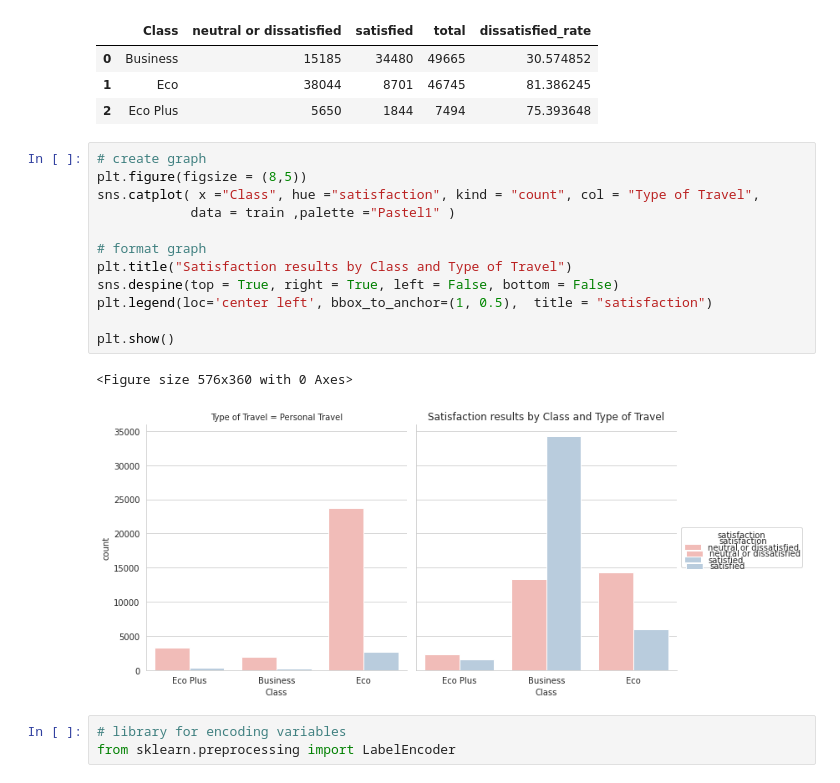
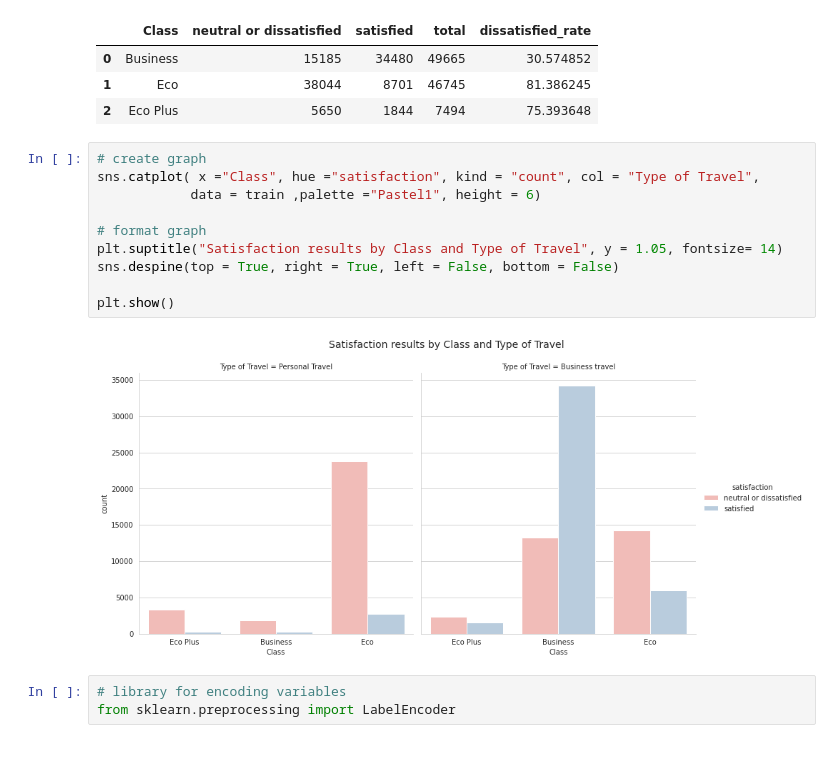
Before and after one commit to Lostinworlds/AirlinePassengerSatisfaction, a Jupyter notebook: eda-data-viz-airline-passenger-satisfaction.ipynb, the cells around one changed output. Cells and saved outputs as stored; diff of their text form; blank space fills up the shorter version.

Commit message:
Kaggle Notebook | EDA & Visualisation | Passenger Satisfaction | Version 3

```diff
--- a/eda-data-viz-airline-passenger-satisfaction.ipynb
+++ b/eda-data-viz-airline-passenger-satisfaction.ipynb
@@ -365,19 +369,16 @@ pivot_satisfaction(train,"Class")
 | 2 | Eco Plus | 5650 | 1844 | 7494 | 75.393648 |
 # %%
 # create graph
-plt.figure(figsize = (8,5))
 sns.catplot( x ="Class", hue ="satisfaction", kind = "count", col = "Type of Travel",
-            data = train ,palette ="Pastel1" )
+            data = train ,palette ="Pastel1", height = 6)
 
 # format graph
-plt.title("Satisfaction results by Class and Type of Travel")
+plt.suptitle("Satisfaction results by Class and Type of Travel", y = 1.05, fontsize= 14)
 sns.despine(top = True, right = True, left = False, bottom = False)
-plt.legend(loc='center left', bbox_to_anchor=(1, 0.5),  title = "satisfaction")
 
 plt.show()
 # %% [output]
-<Figure size 576x360 with 0 Axes>
-[figure, old version]
+[figure, new version]
 # %%
 # library for encoding variables
 from sklearn.preprocessing import LabelEncoder
```
Also changed, not shown: parts of 6 cells of this notebook.
